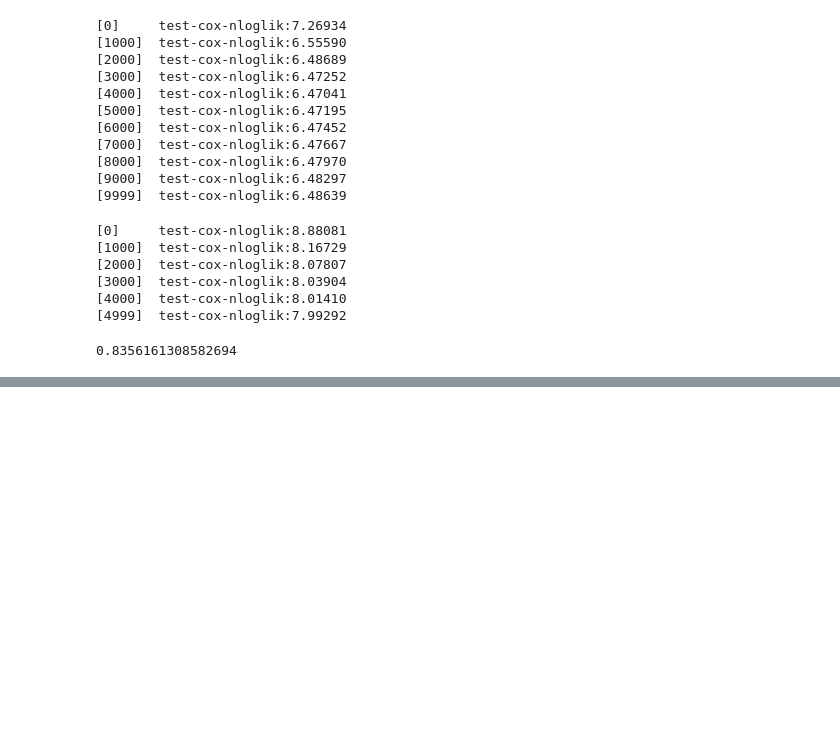
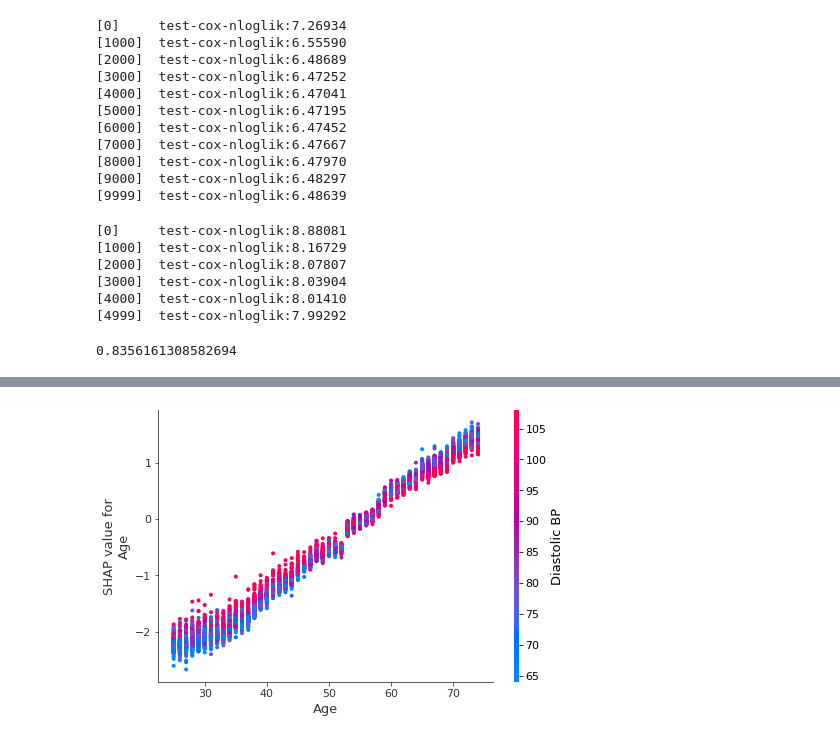
Before and after one commit to JaaLynch/nh-shap, a Jupyter notebook: nh-shap.ipynb, the cells around one changed output, grey strips where cells are left out. Saved outputs shown, nothing was run; the diff lists cells and outputs as text; code cells hidden in the pictures; blank space fills up the shorter version.

Commit message:
add more shap plots

```diff
--- a/nh-shap.ipynb
+++ b/nh-shap.ipynb
@@ -93,0 +108,7 @@ shap.summary_plot(shap_values, X)
+# %%
+# we pass "Age" instead of an index because dependence_plot() will find it in X's column names for us
+# Systolic BP was automatically chosen for coloring based on a potential interaction to check that
+# the interaction is really in the model see SHAP interaction values below
+shap.dependence_plot("Age", shap_values, X)
+# %% [output]
+[figure, added]
```
Also changed, not shown: parts of 22 cells of this notebook, 1 other file.
